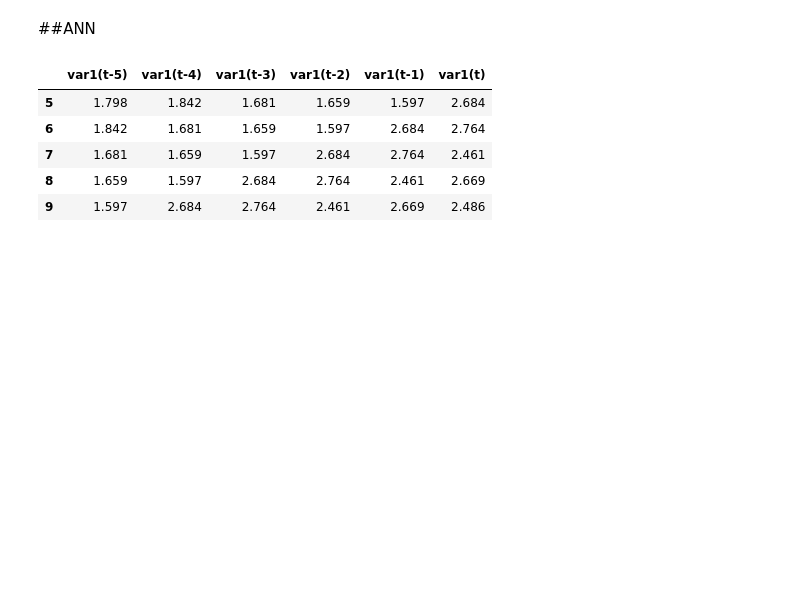
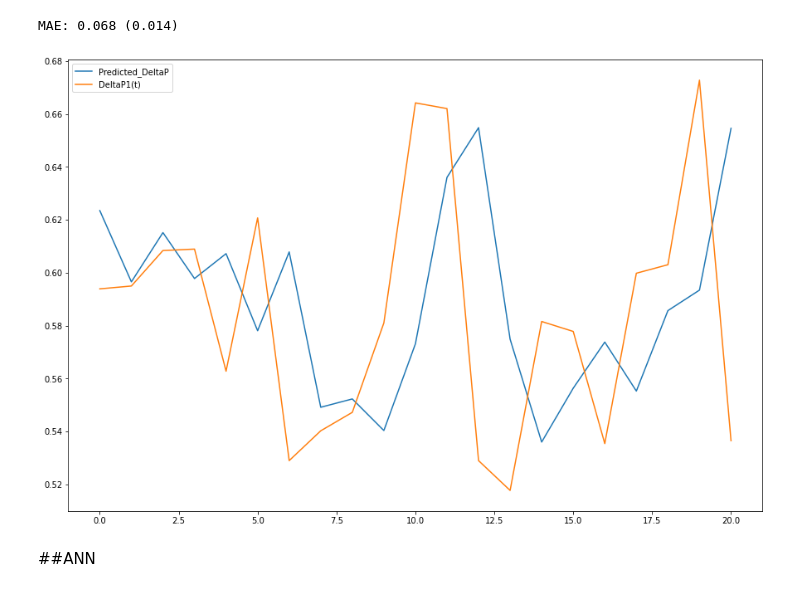
Before and after one commit to shohan007/DIS-soft-sensing-benchmarking-with-SVR-ANN, a Jupyter notebook: SVM_and_ANN_one_response.ipynb, the cells around one changed output. Drawn from its saved outputs; the diff is of its cells as text; code cells hidden in the pictures; blank space fills up the shorter version.

```diff
--- a/SVM_and_ANN_one_response.ipynb
+++ b/SVM_and_ANN_one_response.ipynb
@@ -137,38 +537,26 @@ MAE: 0.231 (0.041)
+# %%
+#MAE With cross validation
+
+# define the evaluation procedure
+cv = RepeatedKFold(n_splits=10, n_repeats=3, random_state=1)
+
+svr=grid_search.best_estimator_
+
+# evaluate the model and collect the scores
+n_scores = cross_val_score(svr, X, y, scoring='neg_mean_absolute_error', cv=cv, n_jobs=-1)
+
+# force the scores to be positive
+n_scores = absolute(n_scores)
+# summarize performance
+print('MAE: %.3f (%.3f)' % (mean(n_scores), std(n_scores)))
+# %% [output]
+MAE: 0.068 (0.014)
+# %%
+df_index = pd.merge(predictions_y, y_test_df, right_index=True, left_index=True)
+df_index=df_index.reset_index(drop=True)
+df_index
+df_index.plot(figsize=(15,10));
+# %% [output]
+[figure, added]
 # %% [markdown]
 ##ANN
-# %%
-from numpy import asarray
-from sklearn.datasets import make_regression
-from keras.models import Sequential
-from keras.layers import Dense
-
-# data splitting (last 20 row test data)
-
-data = series_to_supervised(values,5)
-#print(data)
-#scale= preprocessing.MinMaxScaler()
-#data[data.columns] = scale.fit_transform(data)
-#data
-
-X=data.iloc[:,1:-1]
-y=pd.DataFrame(data.iloc[:,-1]) #Last 10 column Y value
-
-#Training Test split
-
-X_train=X.iloc[1:-10,:].values
-X_test=X.iloc[X_train.shape[0]:,:].values
-
-y_train=y.iloc[1:-10,:].values      #last 10 row test and prediction data
-y_test=y.iloc[y_train.shape[0]:,:].values
-
-y_train_df=y.iloc[1:-10,:]
-y_test_df=y.iloc[y_train.shape[0]:,:]
-
-data.head()
-# %% [output]
-|  | var1(t-5) | var1(t-4) | var1(t-3) | var1(t-2) | var1(t-1) | var1(t) |
-| 5 | 1.798 | 1.842 | 1.681 | 1.659 | 1.597 | 2.684 |
-| 6 | 1.842 | 1.681 | 1.659 | 1.597 | 2.684 | 2.764 |
-| 7 | 1.681 | 1.659 | 1.597 | 2.684 | 2.764 | 2.461 |
-| 8 | 1.659 | 1.597 | 2.684 | 2.764 | 2.461 | 2.669 |
-| 9 | 1.597 | 2.684 | 2.764 | 2.461 | 2.669 | 2.486 |
```
Also changed, not shown: parts of 32 cells of this notebook.
